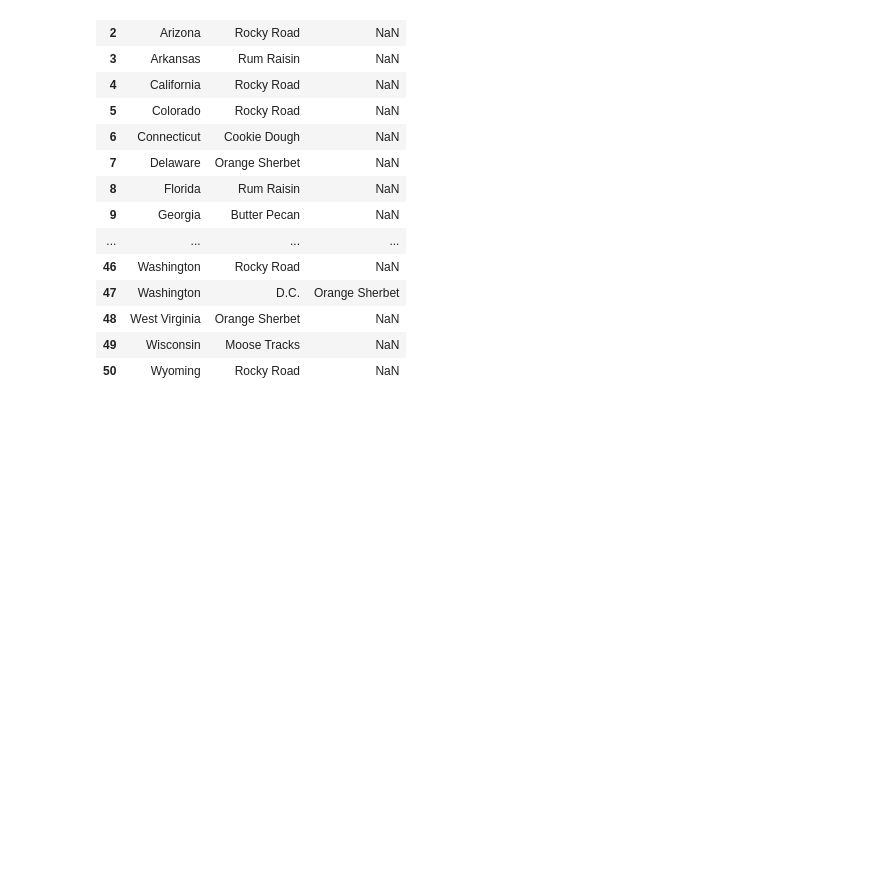
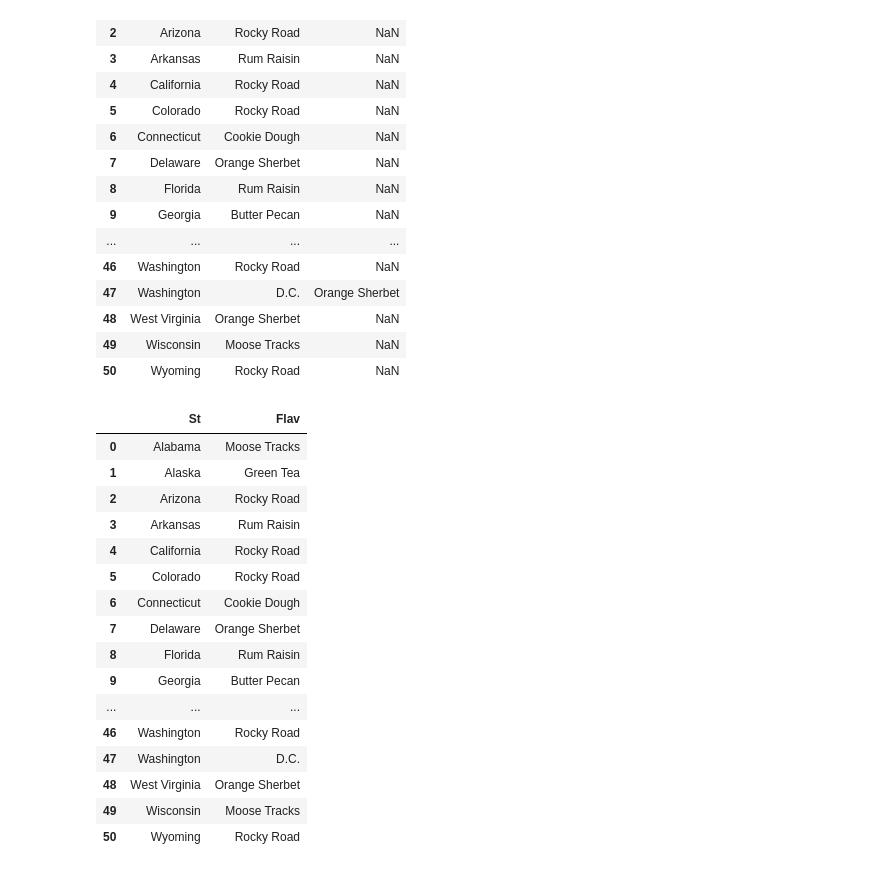
Before and after one commit to wipa12/Tastesbystate, a Jupyter notebook: Tastebystate.ipynb, the cells around one changed output. Saved outputs shown, nothing was run; the diff lists cells and outputs as text; code cells hidden in the pictures; blank space fills up the shorter version.

```diff
--- a/Tastebystate.ipynb
+++ b/Tastebystate.ipynb
@@ -48,3 +50,25 @@ df1
 | 48 | West Virginia | Orange Sherbet | NaN |
 | 49 | Wisconsin | Moose Tracks | NaN |
 | 50 | Wyoming | Rocky Road | NaN |
+# %%
+df1.drop('Unnamed: 2' , axis=1, inplace=True)
+# %%
+df1
+# %% [output]
+|  | St | Flav |
+| 0 | Alabama | Moose Tracks |
+| 1 | Alaska | Green Tea |
+| 2 | Arizona | Rocky Road |
+| 3 | Arkansas | Rum Raisin |
+| 4 | California | Rocky Road |
+| 5 | Colorado | Rocky Road |
+| 6 | Connecticut | Cookie Dough |
+| 7 | Delaware | Orange Sherbet |
+| 8 | Florida | Rum Raisin |
+| 9 | Georgia | Butter Pecan |
+| ... | ... | ... |
+| 46 | Washington | Rocky Road |
+| 47 | Washington | D.C. |
+| 48 | West Virginia | Orange Sherbet |
+| 49 | Wisconsin | Moose Tracks |
+| 50 | Wyoming | Rocky Road |
```
Also changed, not shown: parts of 3 cells of this notebook.
